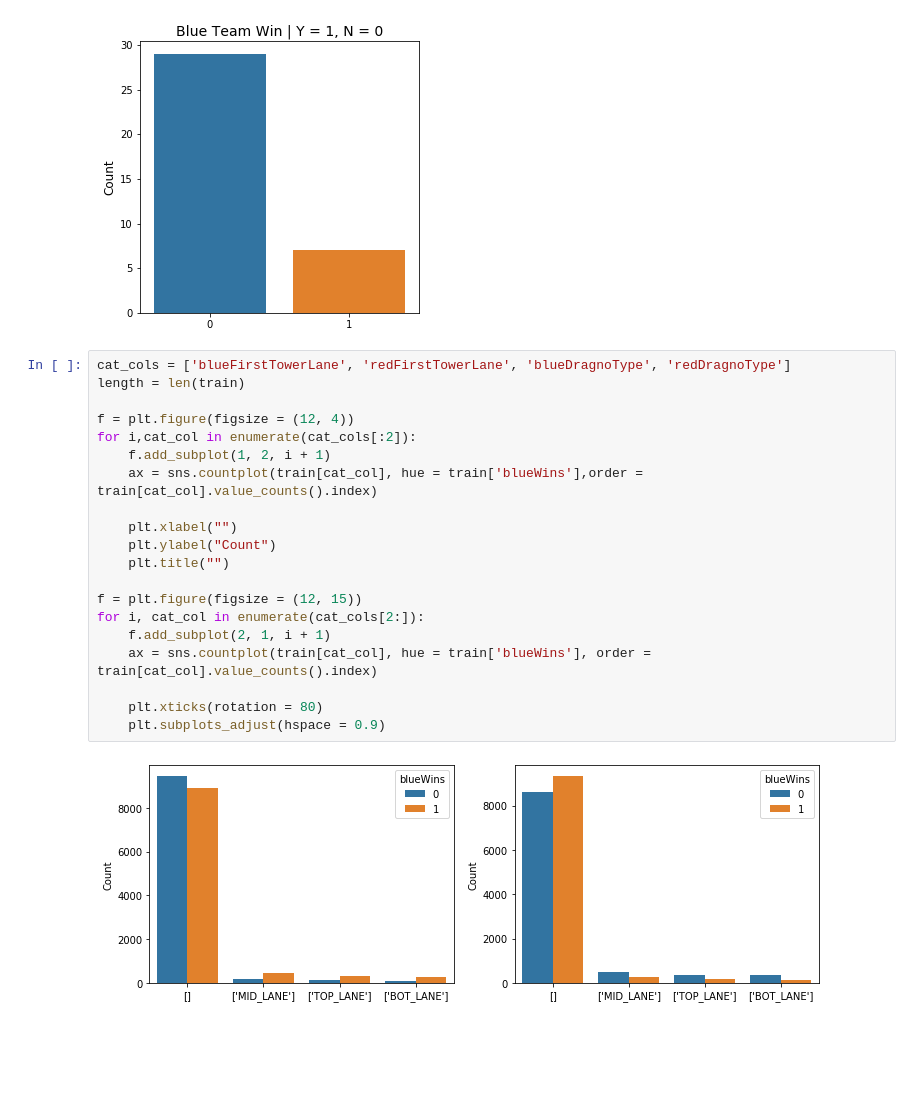
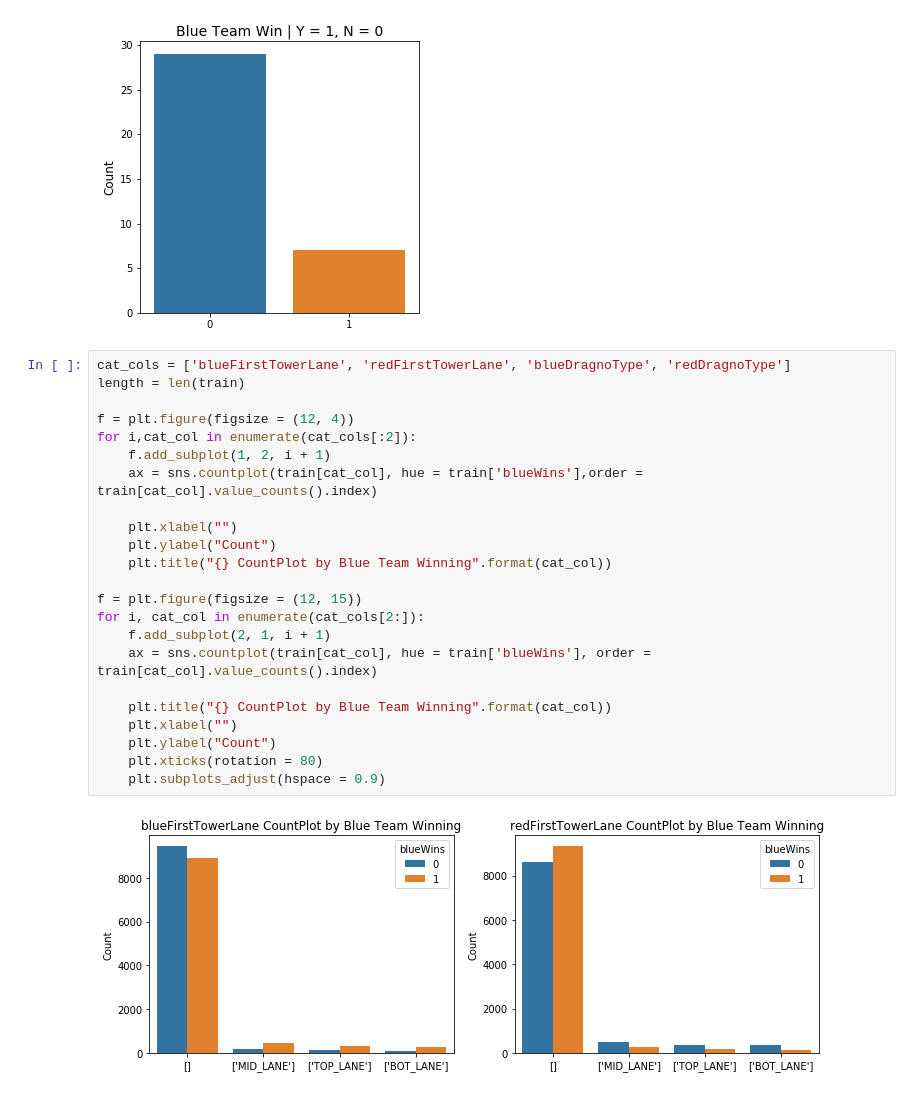
Before and after one commit to SSANGMAN/LoL, a Jupyter notebook: ipynb/Who_is_win_Exploratory Data Analysis_v1.ipynb, the cells around one changed output. Cells and saved outputs as stored; diff of their text form; blank space fills up the shorter version.

```diff
--- a/ipynb/Who_is_win_Exploratory Data Analysis_v1.ipynb
+++ b/ipynb/Who_is_win_Exploratory Data Analysis_v1.ipynb
@@ -276,22 +277,25 @@ plt.show()
 # %%
 cat_cols = ['blueFirstTowerLane', 'redFirstTowerLane', 'blueDragnoType', 'redDragnoType']
 length = len(train)
 
 f = plt.figure(figsize = (12, 4))
 for i,cat_col in enumerate(cat_cols[:2]):
     f.add_subplot(1, 2, i + 1)
     ax = sns.countplot(train[cat_col], hue = train['blueWins'],order = train[cat_col].value_counts().index)
 
     plt.xlabel("")
     plt.ylabel("Count")
-    plt.title("")
+    plt.title("{} CountPlot by Blue Team Winning".format(cat_col))
 
 f = plt.figure(figsize = (12, 15))
 for i, cat_col in enumerate(cat_cols[2:]):
     f.add_subplot(2, 1, i + 1)
     ax = sns.countplot(train[cat_col], hue = train['blueWins'], order = train[cat_col].value_counts().index)
 
+    plt.title("{} CountPlot by Blue Team Winning".format(cat_col))
+    plt.xlabel("")
+    plt.ylabel("Count")
     plt.xticks(rotation = 80)
     plt.subplots_adjust(hspace = 0.9)
 # %% [output]
-[figure, old version]
+[figure, new version]
```
Also changed, not shown: parts of 11 cells of this notebook.
